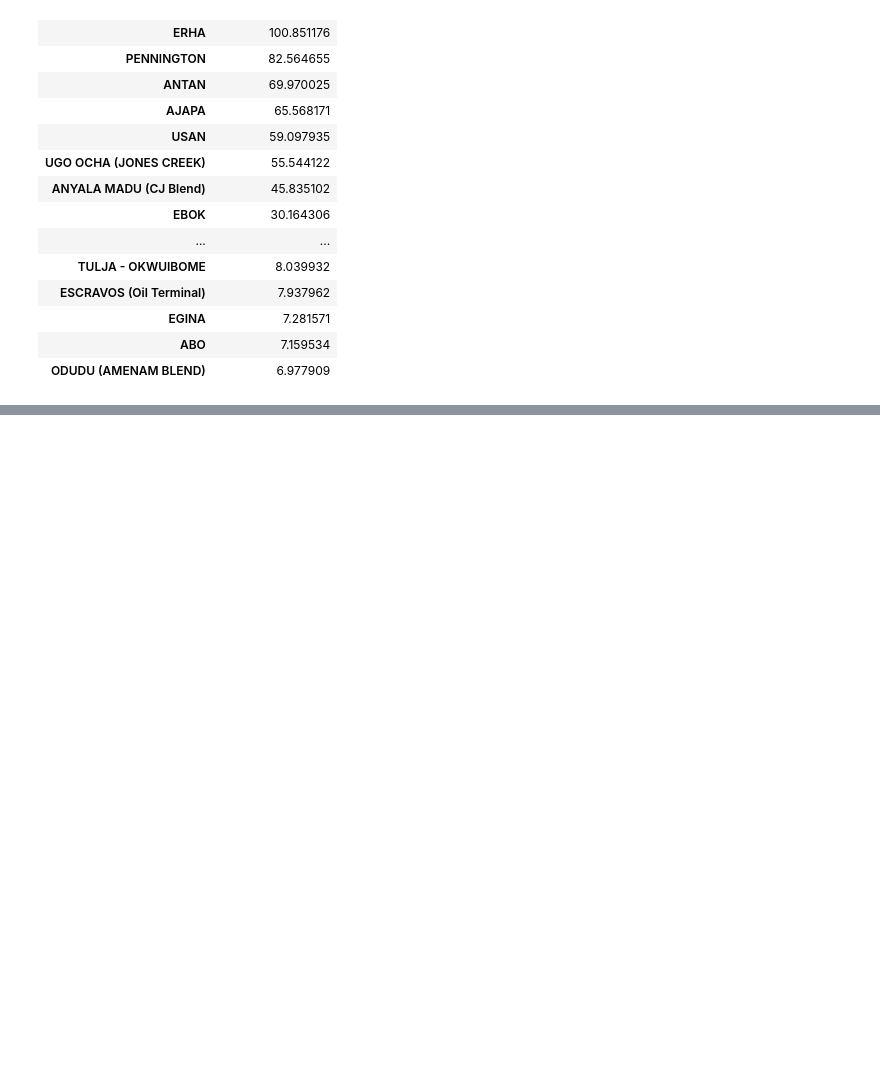
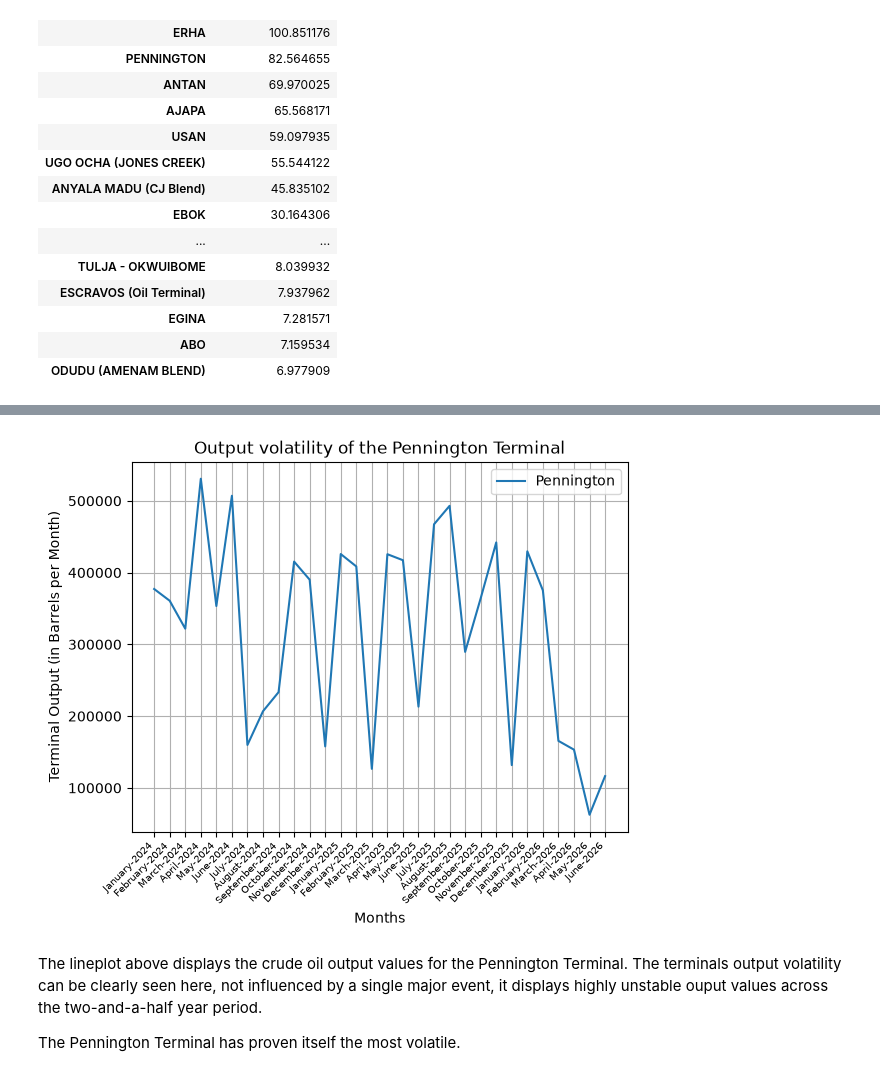
Before and after one commit to loteehenry/Oil-Production---Exploratory-Data-Analysis, a Jupyter notebook: notebooks/analysis.ipynb, the cells around one changed output, grey strips where cells are left out. Saved outputs shown, nothing was run; the diff lists cells and outputs as text; code cells hidden in the pictures; blank space fills up the shorter version.

```diff
--- a/notebooks/analysis.ipynb
+++ b/notebooks/analysis.ipynb
@@ -576,0 +610,16 @@ plt.show()
+# %%
+pennington_output_df = q1_master_df.loc[["PENNINGTON"]]
+
+plt.title("Output volatility of the Pennington Terminal")
+sns.lineplot(x=months, y=pennington_output_df.iloc[0, 1:], label="Pennington")
+plt.xticks(rotation=45, ha="right", fontsize=7)
+plt.ylabel("Terminal Output (in Barrels per Month)")
+plt.xlabel("Months")
+plt.grid()
+plt.show()
+# %% [output]
+[figure, added]
+# %% [markdown]
+The lineplot above displays the crude oil output values for the Pennington Terminal. The terminals output volatility can be clearly seen here, not influenced by a single major event, it displays highly unstable ouput values across the two-and-a-half year period.
+
+The Pennington Terminal has proven itself the most volatile.
```
Also changed, not shown: parts of 8 cells of this notebook.
